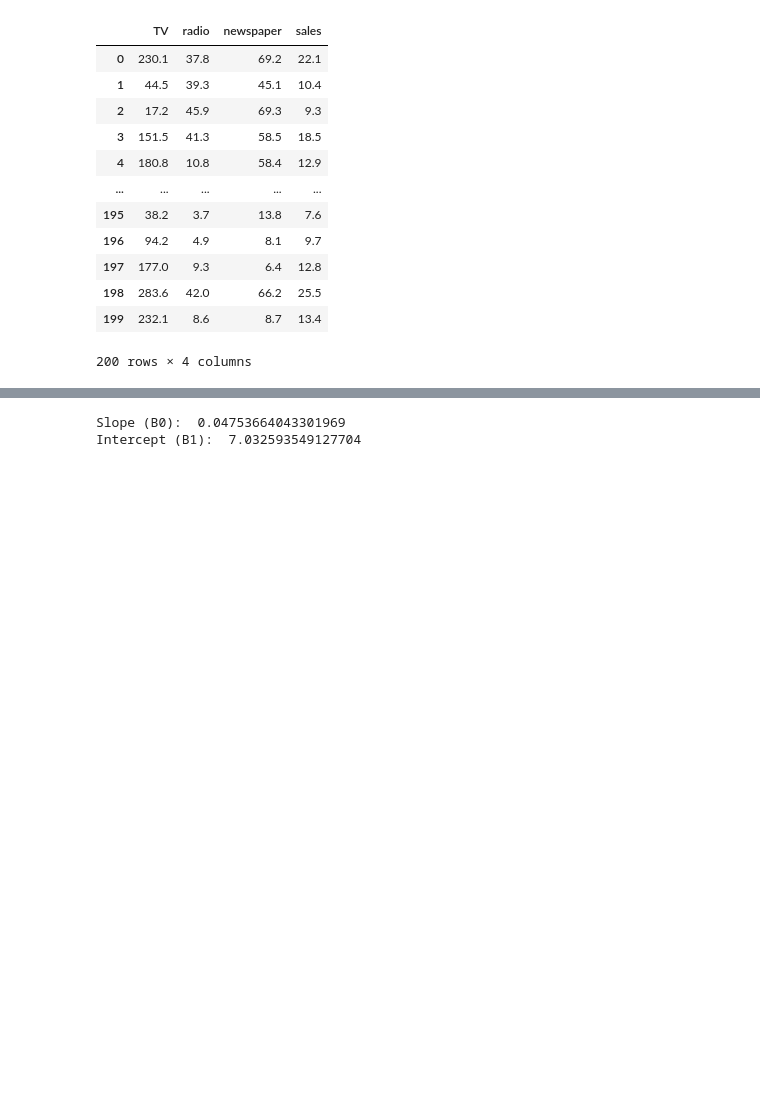
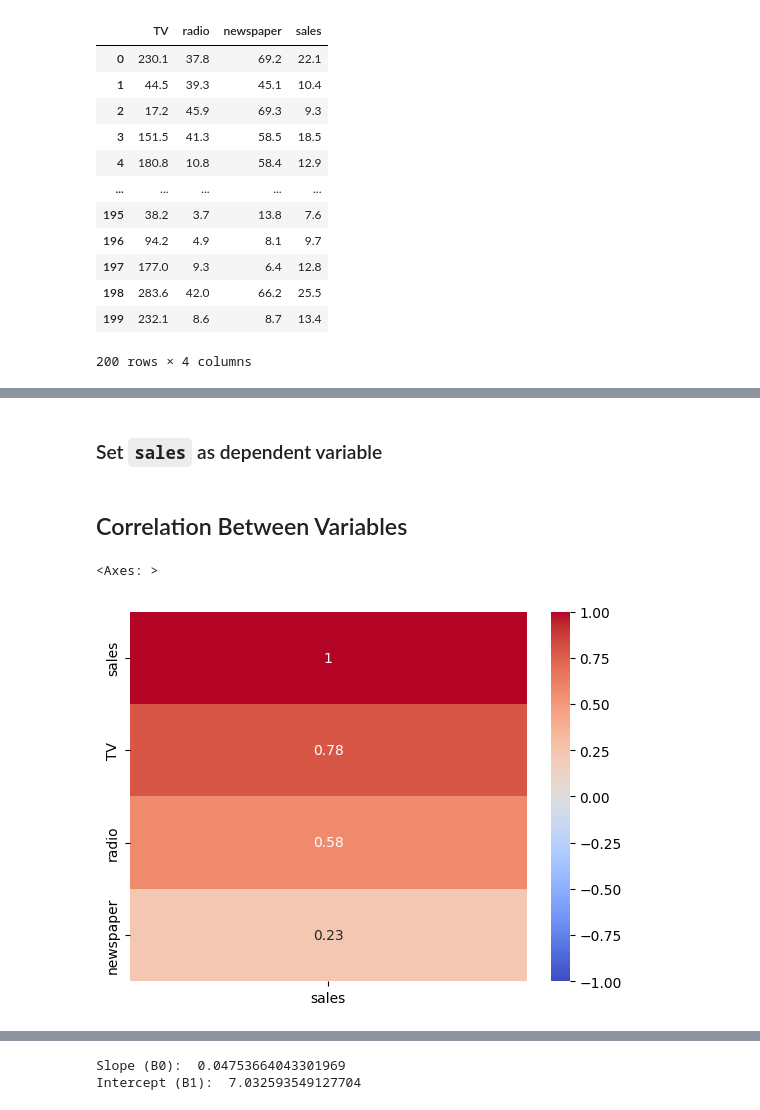
Before and after one commit to OmAximani0/gitcs, a Jupyter notebook: 2nd Year/3rd Sem/m3/project/Analysis.ipynb, the cells around one changed output, grey strips where cells are left out. Saved outputs shown, nothing was run; the diff lists cells and outputs as text; code cells hidden in the pictures; blank space fills up the shorter version.

```diff
--- a/2nd Year/3rd Sem/m3/project/Analysis.ipynb
+++ b/2nd Year/3rd Sem/m3/project/Analysis.ipynb
@@ -44,0 +56,2 @@ X = raw_data["TV"]
+# %% [markdown]
+### Set `sales` as dependent variable
@@ -45,3 +60,15 @@ X = raw_data["TV"]
+# %% [markdown]
+## Correlation Between Variables
+# %%
+sns.heatmap(
+    raw_data.corr()[['sales']].sort_values(by=['sales'],ascending=False),
+    vmin=-1,
+    cmap='coolwarm',
+    annot=True
+)
+# %% [output]
+<Axes: >
+[figure, added]
 # %%
 fig, axs = plt.subplots(1, 3, figsize=(20, 5))
 
```
Also changed, not shown: parts of 13 cells of this notebook, 3 other files.
